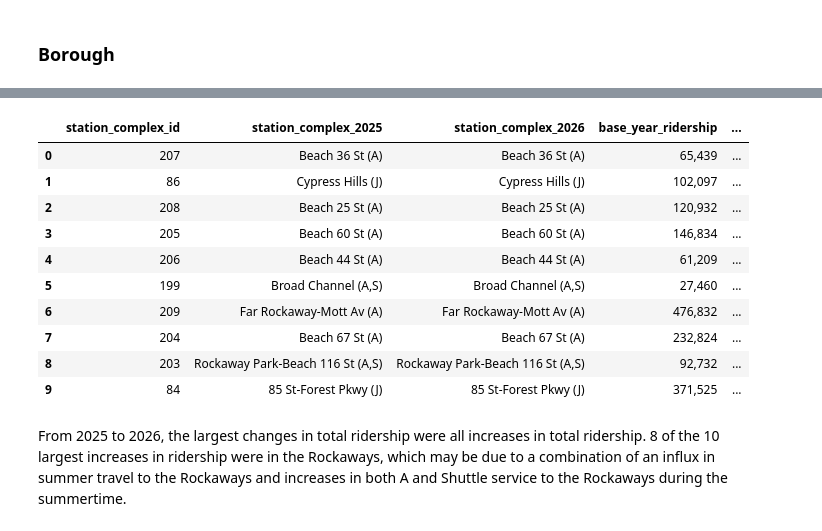
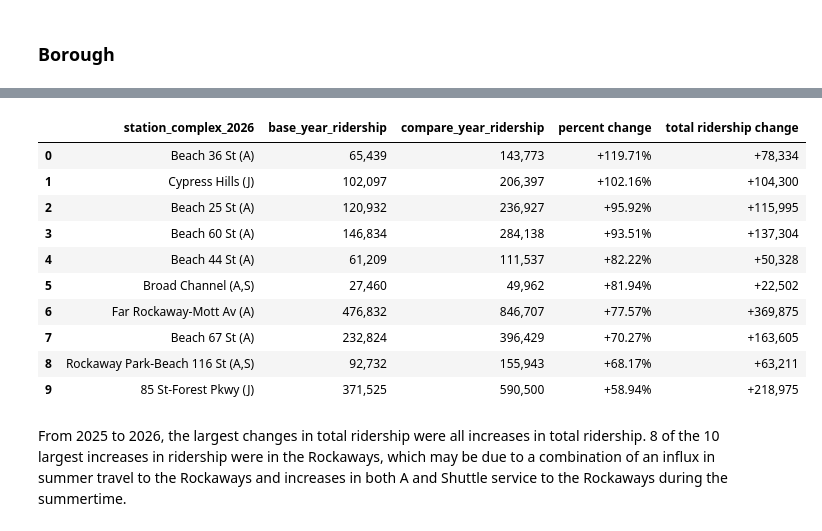
Before and after one commit to amyewang/ridership_analysis, a Jupyter notebook: ridership_analysis.ipynb, the cells around one changed output, grey strips where cells are left out. Drawn from its saved outputs; the diff is of its cells as text; code cells hidden in the pictures.

```diff
--- a/ridership_analysis.ipynb
+++ b/ridership_analysis.ipynb
@@ -712,7 +752,7 @@ def create_comparison_map(comparison_label, comparison_table):
         center={"lat": 40.73, "lon": -73.94},
         zoom=9.5,
         height=750,
-        title=f"Station Ridership Change: {comparison_label} (January–September)",
+        title=f"{comparison_label} (Jan–Sept)",
     )
     change_map_fig.update_traces(marker={"opacity": 0.85, "sizemin": 3})
     station_change_scaled_maps[comparison_label] = change_map_fig
@@ -755,19 +795,19 @@ When looking at just the Top 10 biggest changes across all stations from 2019-20
 # %%
 create_comparison_map("Top 10 changes, all stations: 2025–2026", top10_2025_2026_station_all)
-display(top10_2025_2026_station_all.style.format(station_table_formatting, na_rep="N/A"))
+display(top10_2025_2026_station_all[["station_complex_2026", "base_year_ridership", "compare_year_ridership", "percent change", "total ridership change"]].style.format(station_table_formatting, na_rep="N/A"))
 # %% [output]
 [interactive output not drawn]
-|  | station_complex_id | station_complex_2025 | station_complex_2026 | base_year_ridership | ... |
-| 0 | 207 | Beach 36 St (A) | Beach 36 St (A) | 65,439 | ... |
-| 1 | 86 | Cypress Hills (J) | Cypress Hills (J) | 102,097 | ... |
-| 2 | 208 | Beach 25 St (A) | Beach 25 St (A) | 120,932 | ... |
-| 3 | 205 | Beach 60 St (A) | Beach 60 St (A) | 146,834 | ... |
-| 4 | 206 | Beach 44 St (A) | Beach 44 St (A) | 61,209 | ... |
-| 5 | 199 | Broad Channel (A,S) | Broad Channel (A,S) | 27,460 | ... |
-| 6 | 209 | Far Rockaway-Mott Av (A) | Far Rockaway-Mott Av (A) | 476,832 | ... |
-| 7 | 204 | Beach 67 St (A) | Beach 67 St (A) | 232,824 | ... |
-| 8 | 203 | Rockaway Park-Beach 116 St (A,S) | Rockaway Park-Beach 116 St (A,S) | 92,732 | ... |
-| 9 | 84 | 85 St-Forest Pkwy (J) | 85 St-Forest Pkwy (J) | 371,525 | ... |
+|  | station_complex_2026 | base_year_ridership | compare_year_ridership | percent change | total ridership change |
+| 0 | Beach 36 St (A) | 65,439 | 143,773 | +119.71% | +78,334 |
+| 1 | Cypress Hills (J) | 102,097 | 206,397 | +102.16% | +104,300 |
+| 2 | Beach 25 St (A) | 120,932 | 236,927 | +95.92% | +115,995 |
+| 3 | Beach 60 St (A) | 146,834 | 284,138 | +93.51% | +137,304 |
+| 4 | Beach 44 St (A) | 61,209 | 111,537 | +82.22% | +50,328 |
+| 5 | Broad Channel (A,S) | 27,460 | 49,962 | +81.94% | +22,502 |
+| 6 | Far Rockaway-Mott Av (A) | 476,832 | 846,707 | +77.57% | +369,875 |
+| 7 | Beach 67 St (A) | 232,824 | 396,429 | +70.27% | +163,605 |
+| 8 | Rockaway Park-Beach 116 St (A,S) | 92,732 | 155,943 | +68.17% | +63,211 |
+| 9 | 85 St-Forest Pkwy (J) | 371,525 | 590,500 | +58.94% | +218,975 |
 # %% [markdown]
 From 2025 to 2026, the largest changes in total ridership were all increases in total ridership. 8 of the 10 largest increases in ridership were in the Rockaways, which may be due to a combination of an influx in summer travel to the Rockaways and increases in both A and Shuttle service to the Rockaways during the summertime.
 # %%
```
Also changed, not shown: parts of 19 cells of this notebook, 1 other file.
